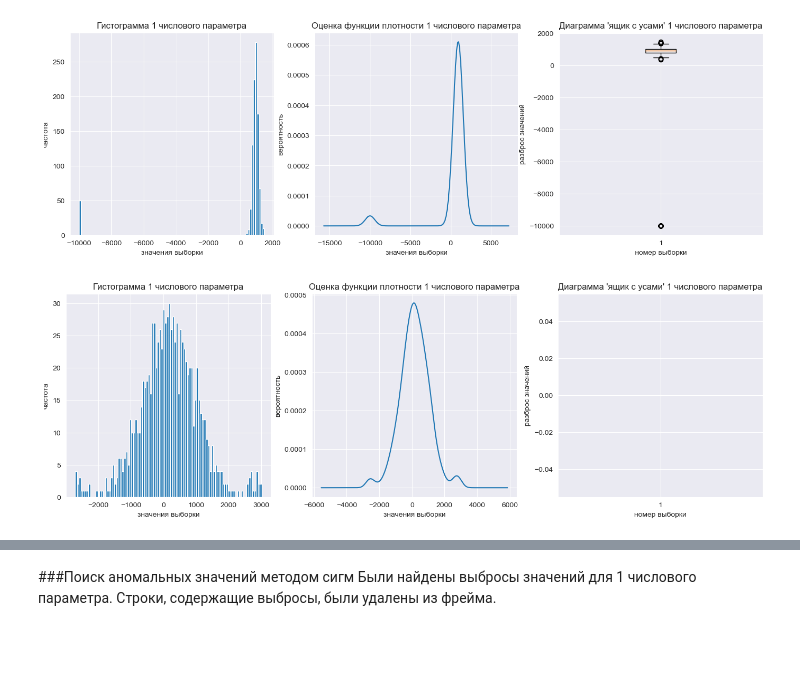
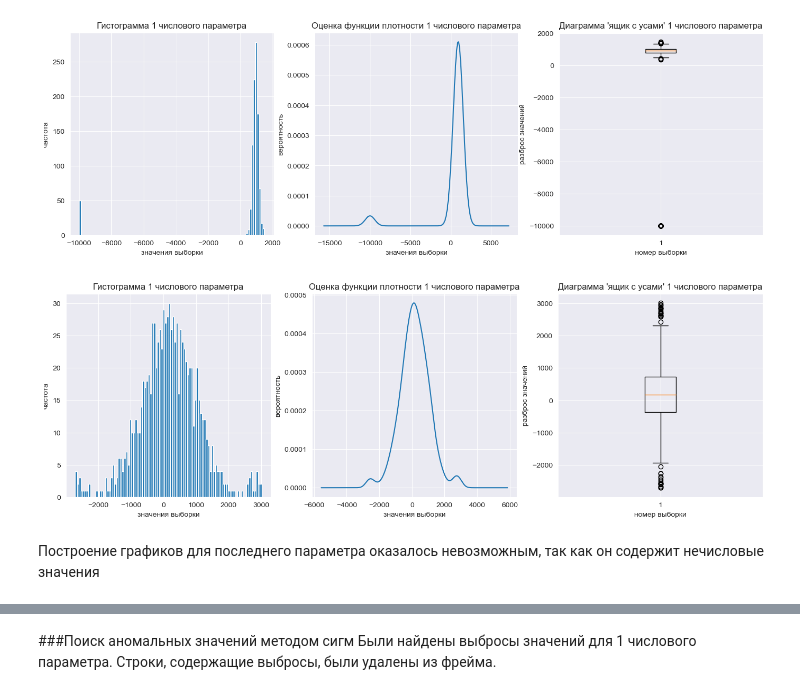
Before and after one commit to fongradnastya/data_analysis_1, a Jupyter notebook: notebooks/work1.ipynb, the cells around one changed output, grey strips where cells are left out. Cells and saved outputs as stored; diff of their text form; code cells hidden in the pictures; blank space fills up the shorter version.

```diff
--- a/notebooks/work1.ipynb
+++ b/notebooks/work1.ipynb
@@ -104,22 +106,24 @@ plt.show()
 # %% [output]
 [figure]
 # %%
-num2 = frame[NUM_2]
+num2 = frame[NUM_2].dropna()
 # n_bins = len(num2)
 fig = plt.figure(figsize=(17, 5))
 ax = fig.add_subplot(131)
 ax2 = fig.add_subplot(133)
 ax3 = fig.add_subplot(132)
 ax.hist(num2, bins=100)
 ax2.boxplot(x=num2, data=frame)
 num2.plot.kde()
 ax.set_title("Гистограмма 1 числового параметра")
 ax3.set_title("Оценка функции плотности 1 числового параметра")
 ax2.set_title("Диаграмма 'ящик с усами' 1 числового параметра")
 plt.setp([ax, ax2, ax3], xlabel='значения выборки')
 plt.setp([ax], ylabel='частота')
 plt.setp([ax3], ylabel='вероятность')
 plt.setp([ax2], xlabel='номер выборки', ylabel='разброс значений')
 plt.show()
 # %% [output]
-[figure, old version]
+[figure, new version]
+# %% [markdown]
+Построение графиков для последнего параметра оказалось невозможным, так как он содержит нечисловые значения
```
Also changed, not shown: parts of 26 cells of this notebook.
